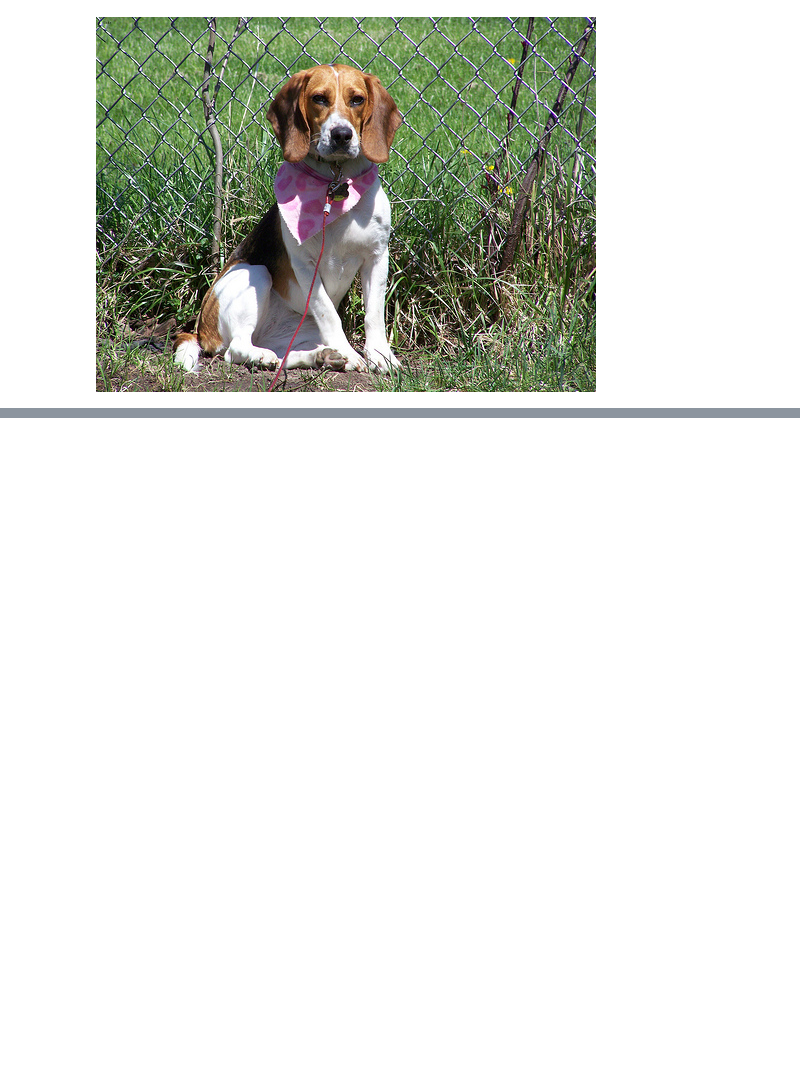
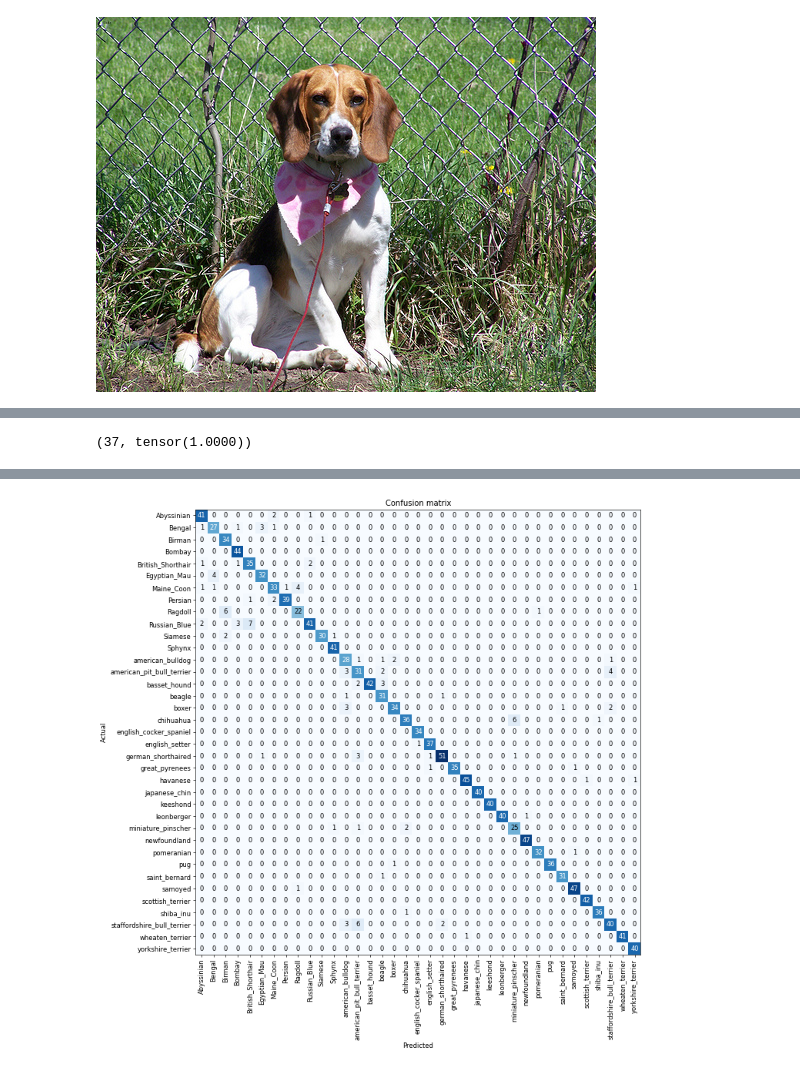
Before and after one commit to Mounish2023/fastaicourse, a Jupyter notebook: ImageClassification.ipynb, the cells around one changed output, grey strips where cells are left out. Saved outputs shown, nothing was run; the diff lists cells and outputs as text; code cells hidden in the pictures; blank space fills up the shorter version.

```diff
--- a/ImageClassification.ipynb
+++ b/ImageClassification.ipynb
@@ -95,0 +96,3 @@ Building one sample
+# %%
+learn = cnn_learner(dls, resnet34, metrics=error_rate)
+learn.fine_tune(2)
@@ -95,0 +158,8 @@ Building one sample
+# %%
+len(preds[0]), preds[0].sum()
+# %% [output]
+(37, tensor(1.0000))
+# %%
+interp = ClassificationInterpretation.from_learner(learn)
+interp.plot_confusion_matrix(figsize=(12,12),dpi=60)
+# %% [output]
@@ -95,0 +168 @@ Building one sample
+[figure, added]
```
Also changed, not shown: parts of 20 cells of this notebook.
